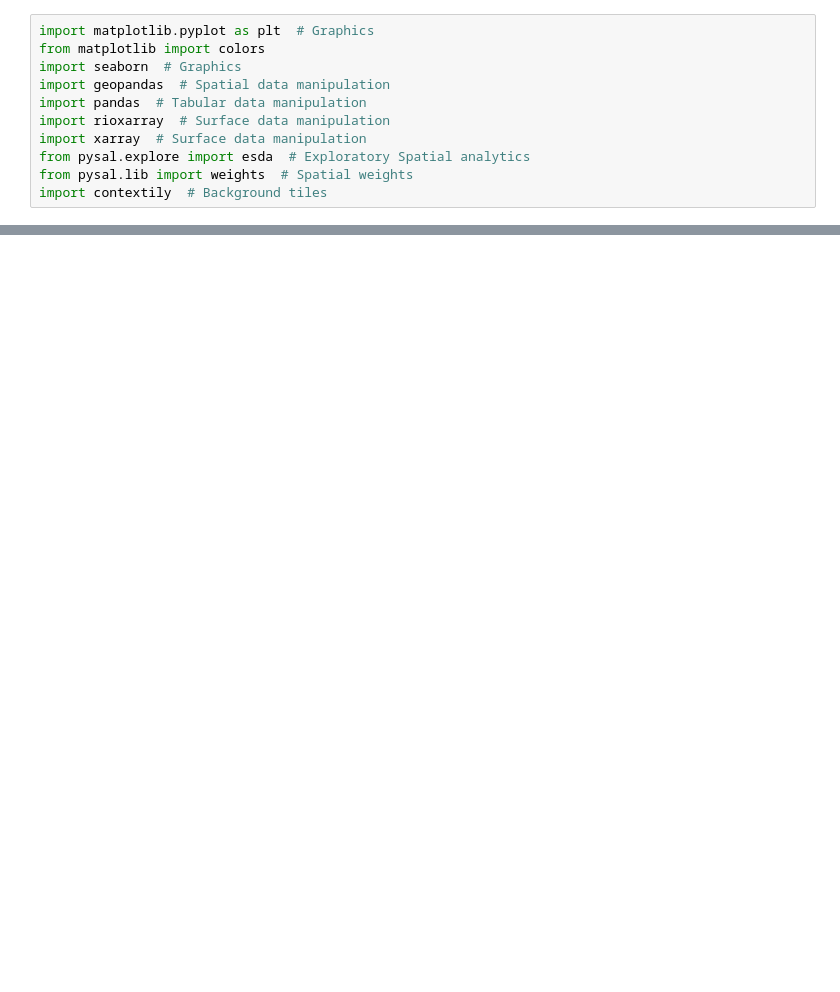
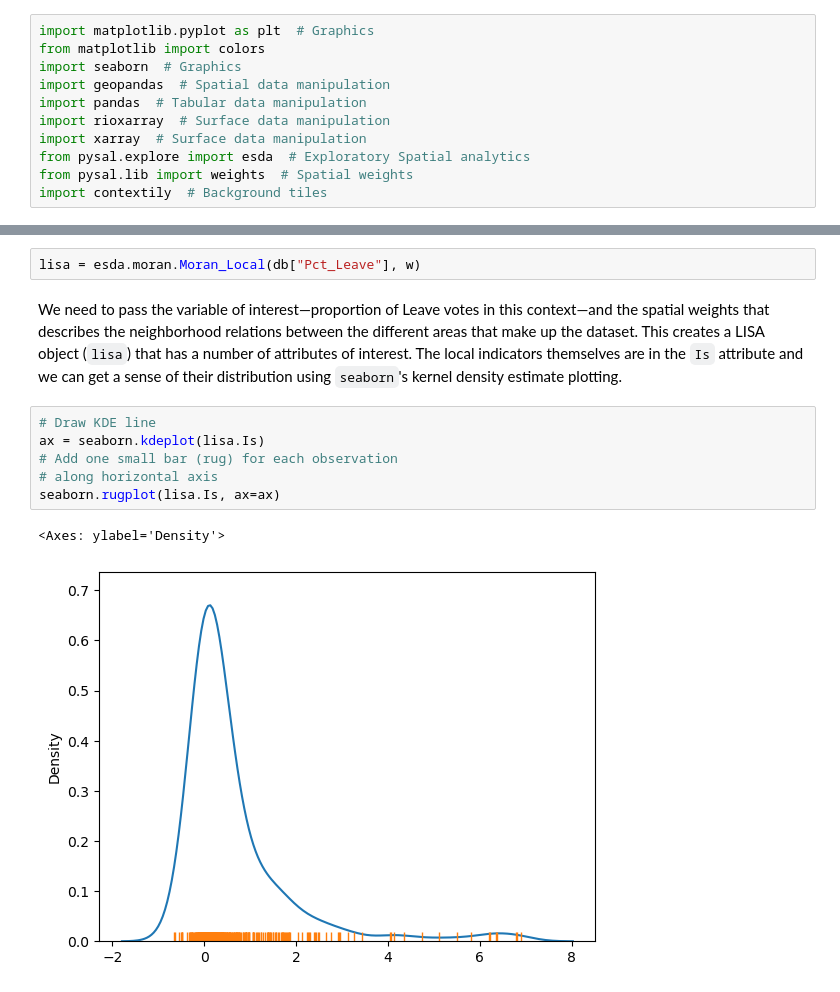
Before and after one commit to Schwarzbleistift/Books, a Jupyter notebook: 2021.05.25 Geographic data science python/2024.09 Chapter 7 - Local Spatial Autocorrelation.ipynb, the cells around one changed output, grey strips where cells are left out. Cells and saved outputs as stored; diff of their text form; blank space fills up the shorter version.

```diff
--- a/2021.05.25 Geographic data science python/2024.09 Chapter 7 - Local Spatial Autocorrelation.ipynb
+++ b/2021.05.25 Geographic data science python/2024.09 Chapter 7 - Local Spatial Autocorrelation.ipynb
@@ -13,0 +79,13 @@ https://geographicdata.science/book/notebooks/07_local_autocorrelation.html#geti
+# %%
+lisa = esda.moran.Moran_Local(db["Pct_Leave"], w)
+# %% [markdown]
+We need to pass the variable of interest—proportion of Leave votes in this context—and the spatial weights that describes the neighborhood relations between the different areas that make up the dataset. This creates a LISA object (`lisa`) that has a number of attributes of interest. The local indicators themselves are in the `Is` attribute and we can get a sense of their distribution using `seaborn`'s kernel density estimate plotting.
+# %%
+# Draw KDE line
+ax = seaborn.kdeplot(lisa.Is)
+# Add one small bar (rug) for each observation
+# along horizontal axis
+seaborn.rugplot(lisa.Is, ax=ax)
+# %% [output]
+<Axes: ylabel='Density'>
+[figure, added]
```
Also changed, not shown: parts of 14 cells of this notebook.
